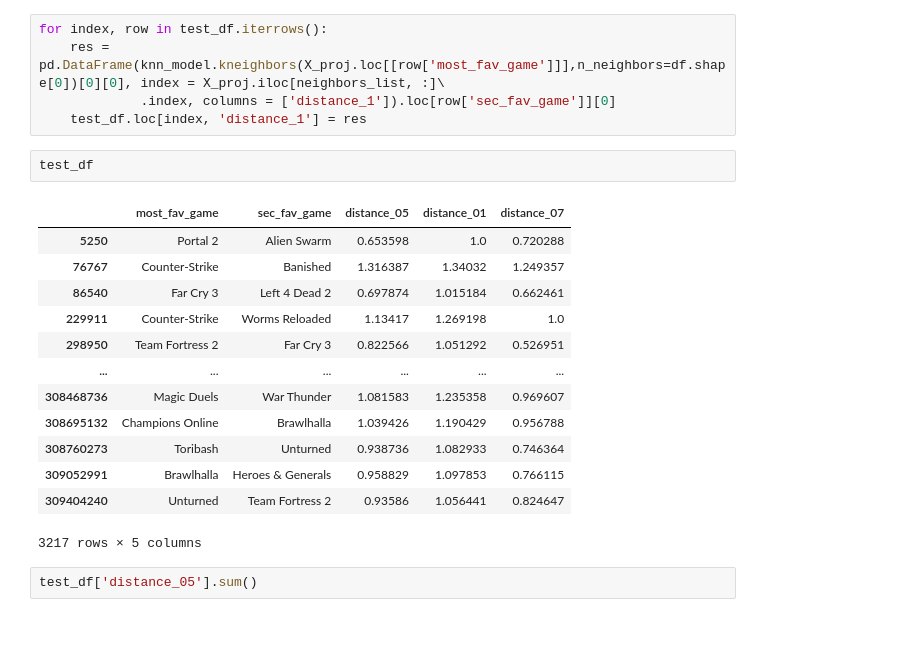
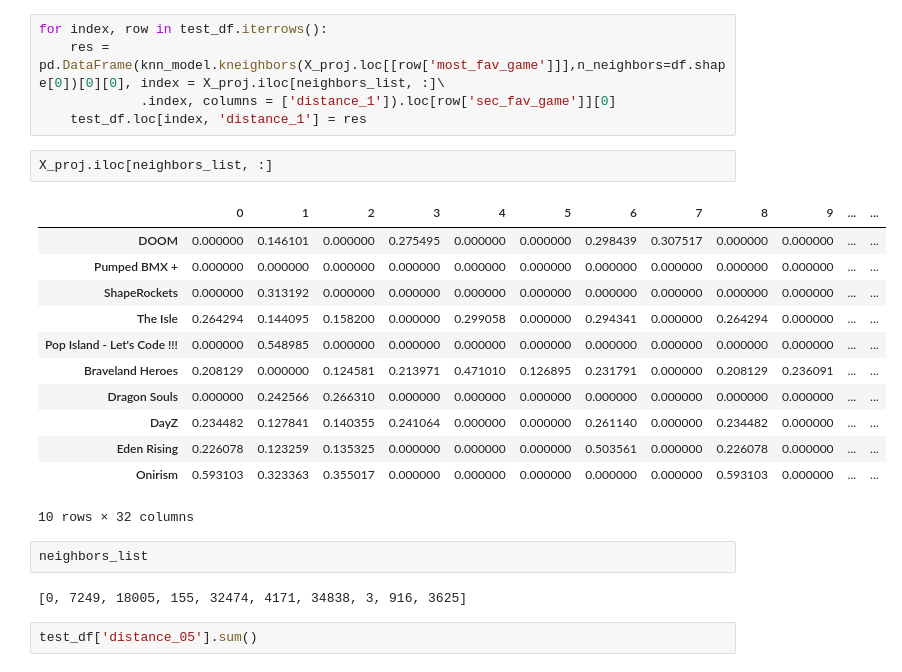
Before and after one commit to JoaoMarques1/find_your_inner_gamer, a Jupyter notebook: notebooks/baseline_model_KNN.ipynb, the cells around one changed output. Cells and saved outputs as stored; diff of their text form; blank space fills up the shorter version.

```diff
--- a/notebooks/baseline_model_KNN.ipynb
+++ b/notebooks/baseline_model_KNN.ipynb
@@ -318,21 +317,24 @@ for index, row in test_df.iterrows():
              .index, columns = ['distance_1']).loc[row['sec_fav_game']][0]
     test_df.loc[index, 'distance_1'] = res
 # %%
-test_df
+X_proj.iloc[neighbors_list, :]
 # %% [output]
-|  | most_fav_game | sec_fav_game | distance_05 | distance_01 | distance_07 |
-| 5250 | Portal 2 | Alien Swarm | 0.653598 | 1.0 | 0.720288 |
-| 76767 | Counter-Strike | Banished | 1.316387 | 1.34032 | 1.249357 |
-| 86540 | Far Cry 3 | Left 4 Dead 2 | 0.697874 | 1.015184 | 0.662461 |
-| 229911 | Counter-Strike | Worms Reloaded | 1.13417 | 1.269198 | 1.0 |
-| 298950 | Team Fortress 2 | Far Cry 3 | 0.822566 | 1.051292 | 0.526951 |
-| ... | ... | ... | ... | ... | ... |
-| 308468736 | Magic Duels | War Thunder | 1.081583 | 1.235358 | 0.969607 |
-| 308695132 | Champions Online | Brawlhalla | 1.039426 | 1.190429 | 0.956788 |
-| 308760273 | Toribash | Unturned | 0.938736 | 1.082933 | 0.746364 |
-| 309052991 | Brawlhalla | Heroes & Generals | 0.958829 | 1.097853 | 0.766115 |
-| 309404240 | Unturned | Team Fortress 2 | 0.93586 | 1.056441 | 0.824647 |
+|  | 0 | 1 | 2 | 3 | 4 | 5 | 6 | 7 | 8 | 9 | ... | ... |
+| DOOM | 0.000000 | 0.146101 | 0.000000 | 0.275495 | 0.000000 | 0.000000 | 0.298439 | 0.307517 | 0.000000 | 0.000000 | ... | ... |
+| Pumped BMX + | 0.000000 | 0.000000 | 0.000000 | 0.000000 | 0.000000 | 0.000000 | 0.000000 | 0.000000 | 0.000000 | 0.000000 | ... | ... |
+| ShapeRockets | 0.000000 | 0.313192 | 0.000000 | 0.000000 | 0.000000 | 0.000000 | 0.000000 | 0.000000 | 0.000000 | 0.000000 | ... | ... |
+| The Isle | 0.264294 | 0.144095 | 0.158200 | 0.000000 | 0.299058 | 0.000000 | 0.294341 | 0.000000 | 0.264294 | 0.000000 | ... | ... |
+| Pop Island - Let's Code !!! | 0.000000 | 0.548985 | 0.000000 | 0.000000 | 0.000000 | 0.000000 | 0.000000 | 0.000000 | 0.000000 | 0.000000 | ... | ... |
+| Braveland Heroes | 0.208129 | 0.000000 | 0.124581 | 0.213971 | 0.471010 | 0.126895 | 0.231791 | 0.000000 | 0.208129 | 0.236091 | ... | ... |
+| Dragon Souls | 0.000000 | 0.242566 | 0.266310 | 0.000000 | 0.000000 | 0.000000 | 0.000000 | 0.000000 | 0.000000 | 0.000000 | ... | ... |
+| DayZ | 0.234482 | 0.127841 | 0.140355 | 0.241064 | 0.000000 | 0.000000 | 0.261140 | 0.000000 | 0.234482 | 0.000000 | ... | ... |
+| Eden Rising | 0.226078 | 0.123259 | 0.135325 | 0.000000 | 0.000000 | 0.000000 | 0.503561 | 0.000000 | 0.226078 | 0.000000 | ... | ... |
+| Onirism | 0.593103 | 0.323363 | 0.355017 | 0.000000 | 0.000000 | 0.000000 | 0.000000 | 0.000000 | 0.593103 | 0.000000 | ... | ... |
-3217 rows × 5 columns
+10 rows × 32 columns
+# %%
+neighbors_list
+# %% [output]
+[0, 7249, 18005, 155, 32474, 4171, 34838, 3, 916, 3625]
 # %%
 test_df['distance_05'].sum()
 # %% [output]
```
Also changed, not shown: parts of 13 cells of this notebook, 1 other file.
